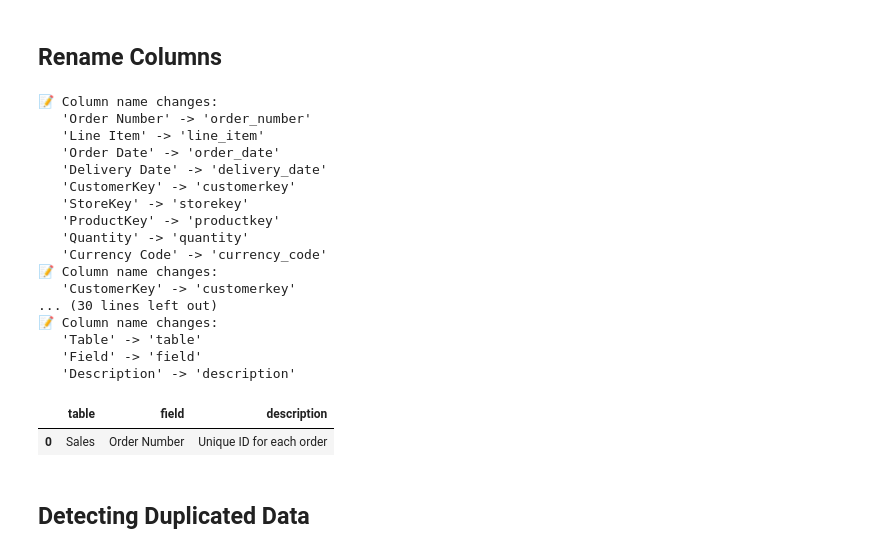
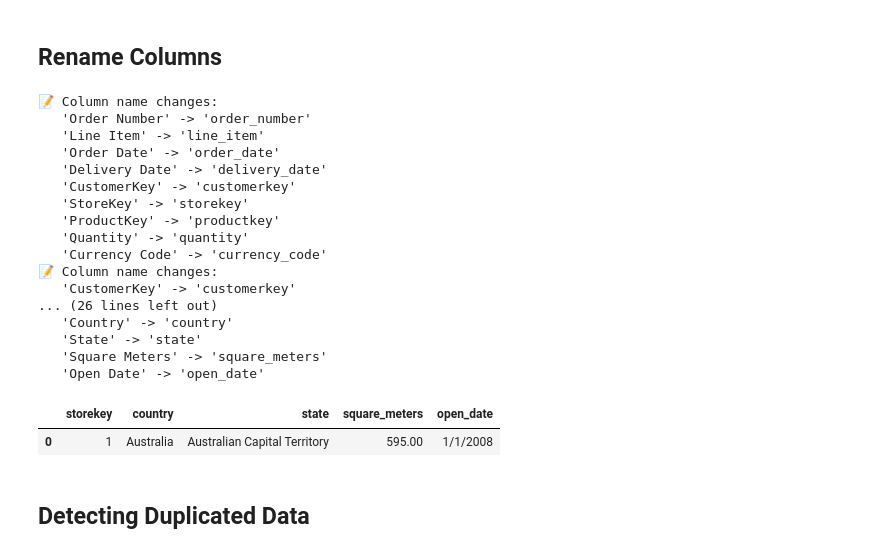
Before and after one commit to frdz-salman/Global-Electronics-Analysis, a Jupyter notebook: exploration/ecommerce_analysis.ipynb, the cells around one changed output. Cells and saved outputs as stored; diff of their text form; code cells hidden in the pictures.

```diff
--- a/exploration/ecommerce_analysis.ipynb
+++ b/exploration/ecommerce_analysis.ipynb
@@ -259,26 +259,17 @@ def quick_box_plot(x, y, title, xlabel='', ylabel='Values', palette='husl'):
 # %% [markdown]
 ## Import Dataset
 # %%
-# sales_url = 'https://raw.githubusercontent.com/MrRiess/retail_mexico_toy_sales/refs/heads/main/dataset/Sales.csv'
-# customer_url = 'https://raw.githubusercontent.com/MrRiess/retail_mexico_toy_sales/refs/heads/main/dataset/Customers.csv'
-# products_url = 'https://raw.githubusercontent.com/MrRiess/retail_mexico_toy_sales/refs/heads/main/dataset/Products.csv'
-# exchange_url = 'https://raw.githubusercontent.com/MrRiess/retail_mexico_toy_sales/refs/heads/main/dataset/exchange_Rates.csv'
-# dictionary_url = 'https://raw.githubusercontent.com/MrRiess/retail_mexico_toy_sales/refs/heads/main/dataset/Data_Dictionary.csv'
-# stores_url = 'https://raw.githubusercontent.com/MrRiess/retail_mexico_toy_sales/refs/heads/main/dataset/Stores.csv'
+sales_url = 'https://raw.githubusercontent.com/frdz-salman/Global-Electronics-Analysis/70b42bd8c39b45d618cf5d496c110ab789ed5e72/dataset/Sales.csv'
+customer_url = 'https://raw.githubusercontent.com/frdz-salman/Global-Electronics-Analysis/70b42bd8c39b45d618cf5d496c110ab789ed5e72/dataset/Customers.csv'
+products_url = 'https://raw.githubusercontent.com/frdz-salman/Global-Electronics-Analysis/70b42bd8c39b45d618cf5d496c110ab789ed5e72/dataset/Products.csv'
+exchange_url = 'https://raw.githubusercontent.com/frdz-salman/Global-Electronics-Analysis/70b42bd8c39b45d618cf5d496c110ab789ed5e72/dataset/Exchange_Rates.csv'
+stores_url = 'https://raw.githubusercontent.com/frdz-salman/Global-Electronics-Analysis/70b42bd8c39b45d618cf5d496c110ab789ed5e72/dataset/Stores.csv'
 
-# sales = pd.read_csv(sales_url)
-# customer = pd.read_csv(customer_url)
-# products = pd.read_csv(products_url)
-# exchange = pd.read_csv(exchange_url)
-# stores = pd.read_csv(stores_url)
-# doctopmary = pd.read_csv(doctopmary_url)
+sales = pd.read_csv(sales_url)
+customer = pd.read_csv(customer_url, encoding='latin1')
+products = pd.read_csv(products_url)
+exchange = pd.read_csv(exchange_url)
+stores = pd.read_csv(stores_url)
-# %%
-sales = pd.read_csv(r"D:\Documents\VScode\Data Analyst\Data Analyst\Proyek Real\Maven - Global Electronics Retailer\dataset\Sales.csv")
-customer = pd.read_csv(r"D:\Documents\VScode\Data Analyst\Data Analyst\Proyek Real\Maven - Global Electronics Retailer\dataset\Customers.csv", encoding='latin1')
-products = pd.read_csv(r"D:\Documents\VScode\Data Analyst\Data Analyst\Proyek Real\Maven - Global Electronics Retailer\dataset\Products.csv")
-exchange = pd.read_csv(r"D:\Documents\VScode\Data Analyst\Data Analyst\Proyek Real\Maven - Global Electronics Retailer\dataset\Exchange_Rates.csv")
-stores = pd.read_csv(r"D:\Documents\VScode\Data Analyst\Data Analyst\Proyek Real\Maven - Global Electronics Retailer\dataset\Stores.csv")
-dictionary = pd.read_csv(r"D:\Documents\VScode\Data Analyst\Data Analyst\Proyek Real\Maven - Global Electronics Retailer\dataset\Data_Dictionary.csv")
 # %% [markdown]
 # **B. Data Cleaning**
 # %% [markdown]
@@ -293,42 +284,41 @@ def clean_column_names(df):
 
     changes = []
     for old, new in zip(original_cols, df.columns):
         if old != new:
             changes.append(f"'{old}' -> '{new}'")
     if changes:
         print("📝 Column name changes:")
         for change in changes:
             print(f"   {change}")
     else:
         print("✅ No column name changes needed")
     return df
 
 clean_column_names(sales)
 clean_column_names(customer)
 clean_column_names(products)
 clean_column_names(exchange)
-clean_column_names(stores)
-clean_column_names(dictionary).head(1)
+clean_column_names(stores).head(1)
 # %% [output]
 📝 Column name changes:
    'Order Number' -> 'order_number'
    'Line Item' -> 'line_item'
    'Order Date' -> 'order_date'
    'Delivery Date' -> 'delivery_date'
    'CustomerKey' -> 'customerkey'
    'StoreKey' -> 'storekey'
    'ProductKey' -> 'productkey'
    'Quantity' -> 'quantity'
    'Currency Code' -> 'currency_code'
 📝 Column name changes:
    'CustomerKey' -> 'customerkey'
-... (30 lines left out)
-📝 Column name changes:
-   'Table' -> 'table'
-   'Field' -> 'field'
-   'Description' -> 'description'
+... (26 lines left out)
+   'Country' -> 'country'
+   'State' -> 'state'
+   'Square Meters' -> 'square_meters'
+   'Open Date' -> 'open_date'
-|  | table | field | description |
-| 0 | Sales | Order Number | Unique ID for each order |
+|  | storekey | country | state | square_meters | open_date |
+| 0 | 1 | Australia | Australian Capital Territory | 595.00 | 1/1/2008 |
 # %% [markdown]
 ## Detecting Duplicated Data
 # %%
```
Also changed, not shown: parts of 91 cells of this notebook, 7 other files.
